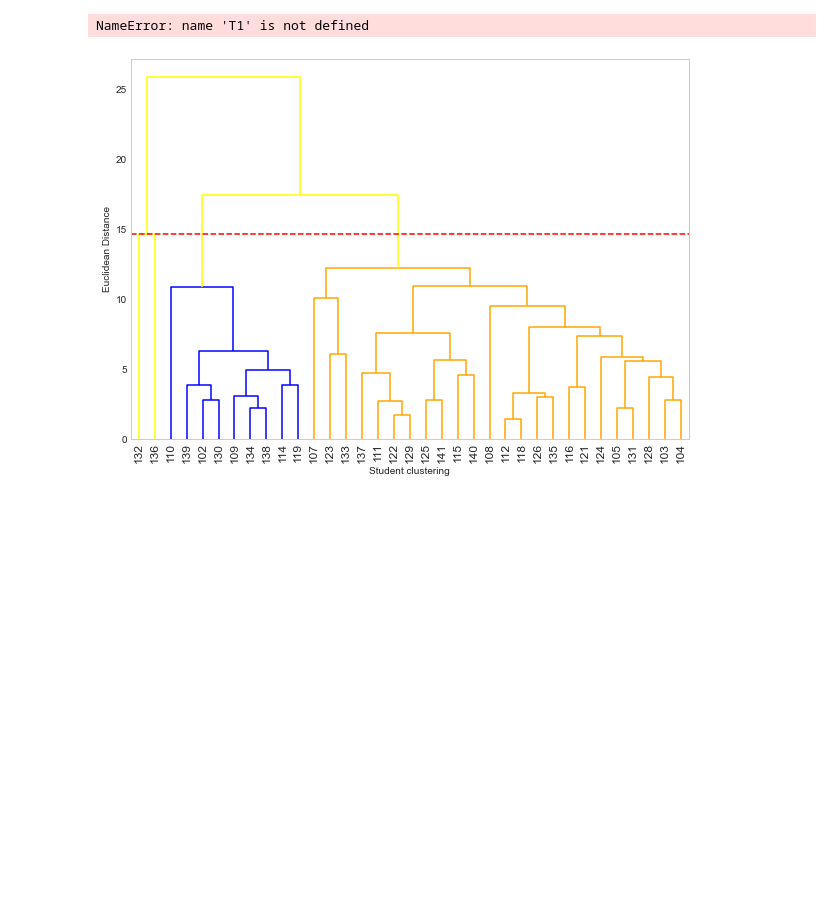
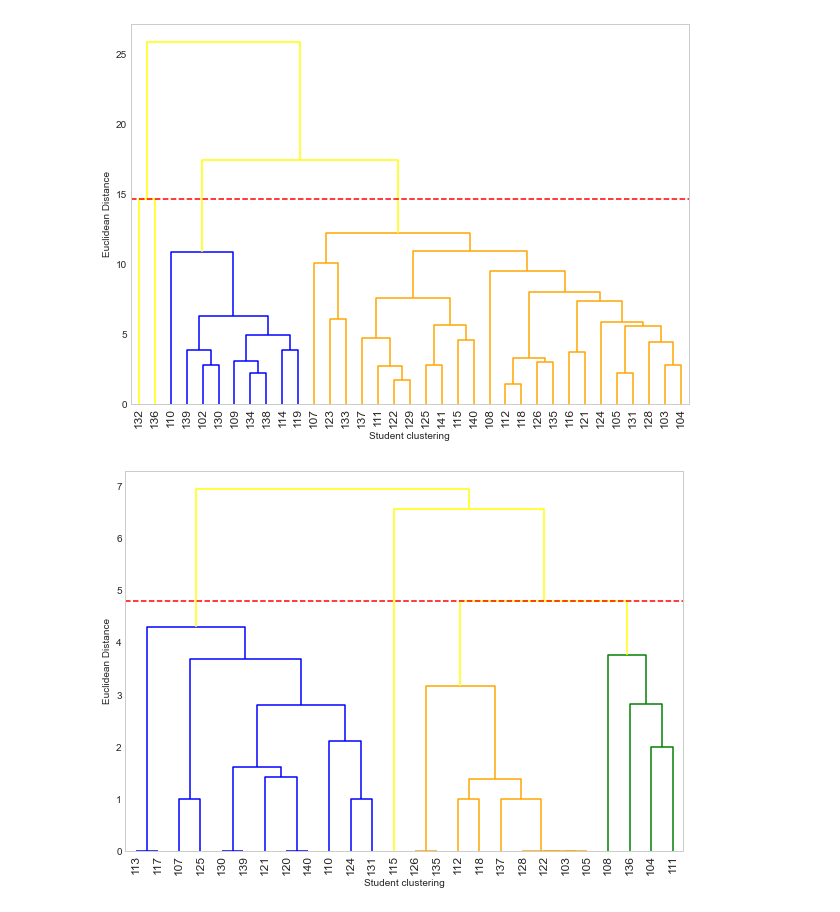
Before and after one commit to davibernardos/SCAFX, a Jupyter notebook: PY-SCAFX-CLUSTERING/py_clustering.ipynb, the cells around one changed output. Cells and saved outputs as stored; diff of their text form; code cells hidden in the pictures; blank space fills up the shorter version.

```diff
--- a/PY-SCAFX-CLUSTERING/py_clustering.ipynb
+++ b/PY-SCAFX-CLUSTERING/py_clustering.ipynb
@@ -72,22 +29,3 @@ def initFeatures(lista):
-# %%
-def getFeatures(features, lista, codigo, ls_calls, ls_functions, ls_func_call, ls_types):
-
-    if lista == T1:
-        features = get_list01(features, codigo, ls_calls, ls_types)
-
-    elif lista == T2:
-        features = get_list02(features, codigo, ls_functions, ls_calls, ls_func_call, ls_types)
-
-    elif lista == T3:
-        features = get_list03(features, codigo)
-
-    elif lista == T4:
-        features = get_list04(features, codigo, ls_functions)
-
-    elif lista == T5:
-        features = get_list05(features, codigo)
-
-    return features
 # %%
 # MAIN FUNCTION
 # ------------------------------------------------
@@ -167,21 +105,21 @@ def main(classroom=C1, lista=T1, printador=False, num_clusters=4):
     start_stud = studentsIdentifier(classroom)
 
     # get clustering
-    df, dfx, c = agrupador(df, features_cols, start_stud, output_cluster, num_clusters, METRIC, METHOD)
+    df, dfx, c = agrupador(df, features_cols, start_stud, output_cluster, num_clusters, METRIC, METHOD, LS_GROUPS)
 
     # columns name (eg.: NF, FLC, NP, etc)
-    column_names = columnsIdentifier(lista)
-    print("\n>>> EXTRACTED FEATURES: \n{}".format(column_names))
+    columns = columnsIdentifier(lista)
+    print("\n>>> CONSTANT: \n{}".format(COLUMN_NAMES))
+    print("\n>>> EXTRACTED FEATURES: \n{}".format(columns))
 
     # write CSV results
-    writeHierarchicalCSV(df, column_names, OUTPUT_FILE, dfx)
+    writeHierarchicalCSV(df, columns, OUTPUT_FILE, dfx)
 
     return (ls_dataset)
 # %%
 # SCRIPT TO RUN MULTIPLE CLASSROONS AND LISTS
 # ------------------------------------------------
 def scriptExec(printador=False):
-    #ls_turmas = {C1 , C2, C3}
     ls_turmas = {C1}
     ls_listas = {T1, T2, T3, T4, T5}
 
@@ -192,11 +130,11 @@ def scriptExec(printador=False):
 
 # RUN MULTIPLE LISTS
 # ------------------------------------------------
-#scriptExec()
+scriptExec()
 
 # RUN ONLY ONE LIST
 # ------------------------------------------------
-ls_dataset = main(C1, T1)
+#ls_dataset = main(C1, T1)
 # %% [output]
 > Folder: db-output_T1_Lista01 (ok).
 0-01: ['codigoVazio.c']
@@ -218,2 +156,2 @@ Cophenetic Correlation Coefficient: 0.8
-NameError: name 'T1' is not defined
 [figure]
+[figure, added]
```
Also changed, not shown: parts of 3 cells of this notebook, 5 other files.
